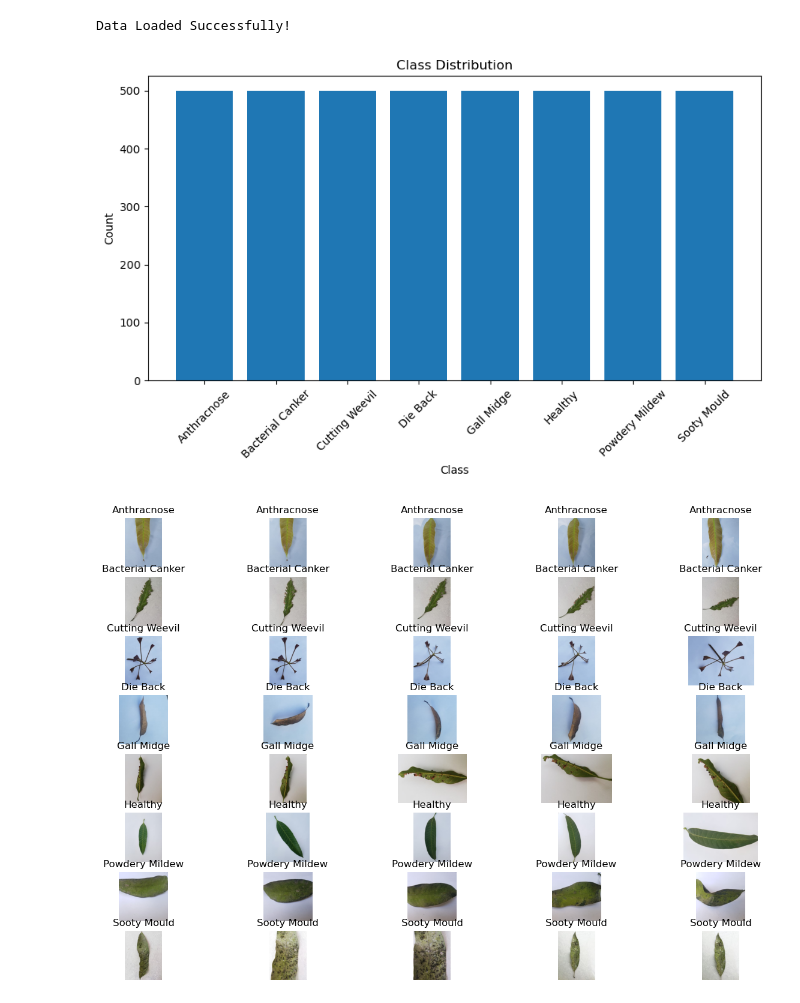
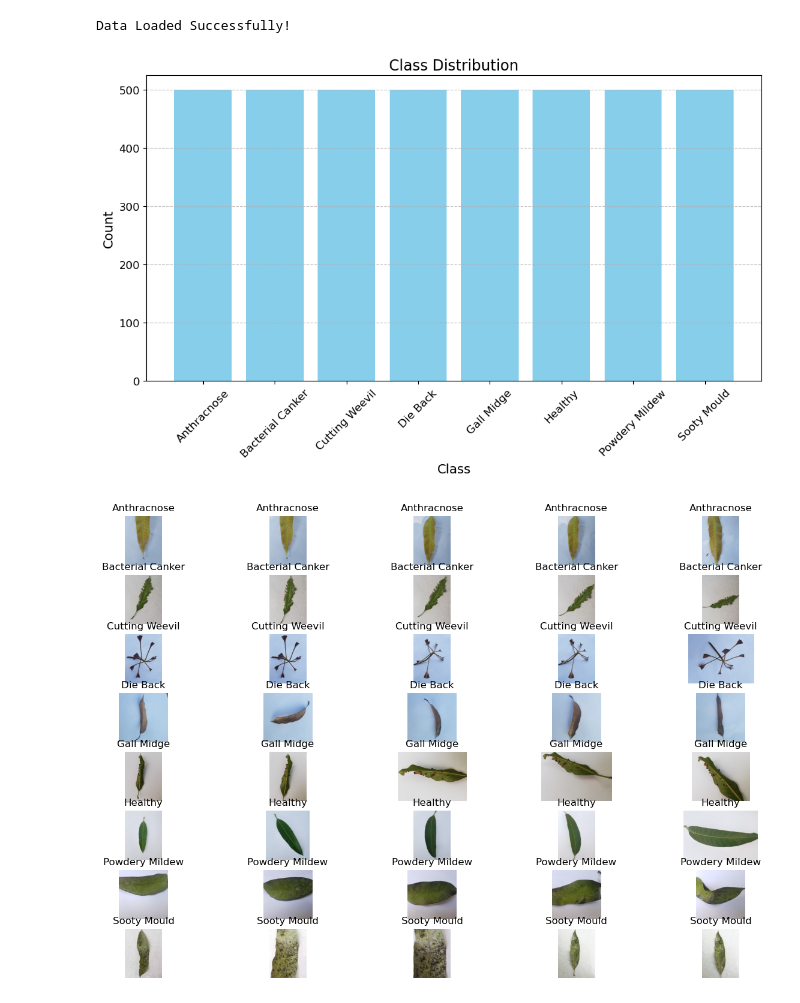
Before and after one commit to neutr0nslayer/CSE475, a Jupyter notebook: lab1.ipynb, the cells around one changed output. Saved outputs shown, nothing was run; the diff lists cells and outputs as text; code cells hidden in the pictures.

```diff
--- a/lab1.ipynb
+++ b/lab1.ipynb
@@ -71,39 +71,41 @@ Data Loaded Successfully!
 # %%
 # EDA: Visualize class distribution
 label_encoder = LabelEncoder()
 label_encoder.fit(y)  # Fit the label encoder with the class labels
 encoded_labels = label_encoder.transform(y)
 class_counts = pd.Series(encoded_labels).value_counts()
 class_names = label_encoder.inverse_transform(class_counts.index)
 
-plt.figure(figsize=(10, 5))
-plt.bar(class_names, class_counts)
-plt.xlabel("Class")
-plt.ylabel("Count")
-plt.title("Class Distribution")
-plt.xticks(rotation=45)
+plt.figure(figsize=(12, 6))
+plt.bar(class_names, class_counts, color='skyblue')
+plt.xlabel("Class", fontsize=14)
+plt.ylabel("Count", fontsize=14)
+plt.title("Class Distribution", fontsize=16)
+plt.xticks(rotation=45, fontsize=12)
+plt.yticks(fontsize=12)
+plt.grid(axis='y', linestyle='--', alpha=0.7)
 plt.show()
 
 # EDA: Display some sample images
 def display_sample_images(dataset_path, class_names, num_samples=5):
     plt.figure(figsize=(15, 10))
     for i, class_name in enumerate(class_names):
         class_path = os.path.join(dataset_path, class_name)
         img_names = os.listdir(class_path)[:num_samples]
         for j, img_name in enumerate(img_names):
             img_path = os.path.join(class_path, img_name)
             img = cv2.imread(img_path)
             img = cv2.cvtColor(img, cv2.COLOR_BGR2RGB)  # Convert to RGB for display
 
             plt.subplot(len(class_names), num_samples, i * num_samples + j + 1)
             plt.imshow(img)
             plt.title(class_name)
             plt.axis("off")
     plt.show()
 
 display_sample_images(DATASET_PATH, classes)
 # %% [output]
-[figure, old version]
+[figure, new version]
 [figure]
 # %%
 datagen = ImageDataGenerator(
```
Also changed, not shown: parts of 3 cells of this notebook.
